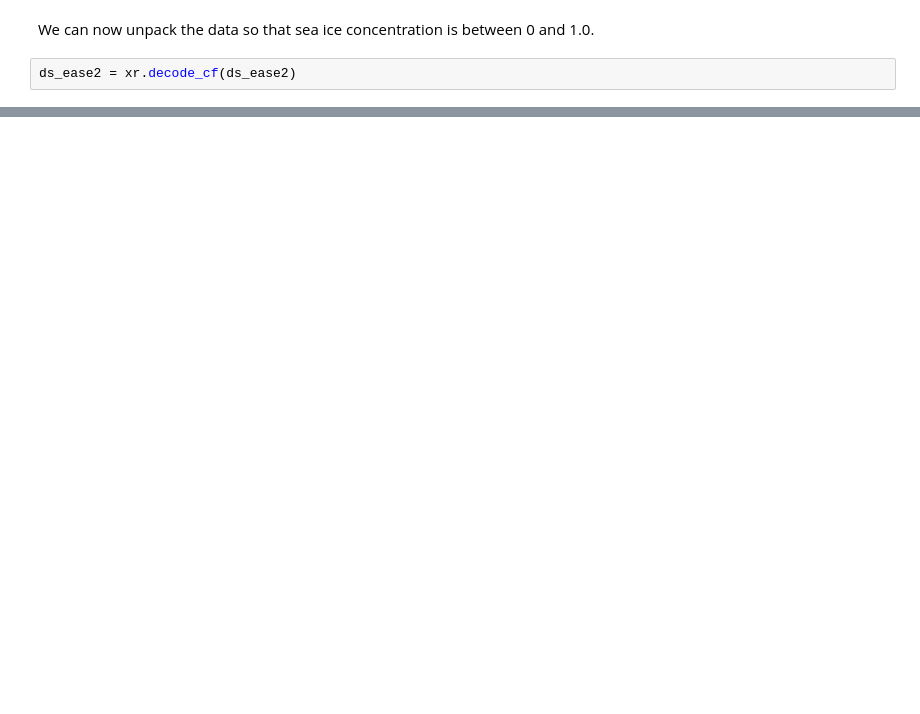
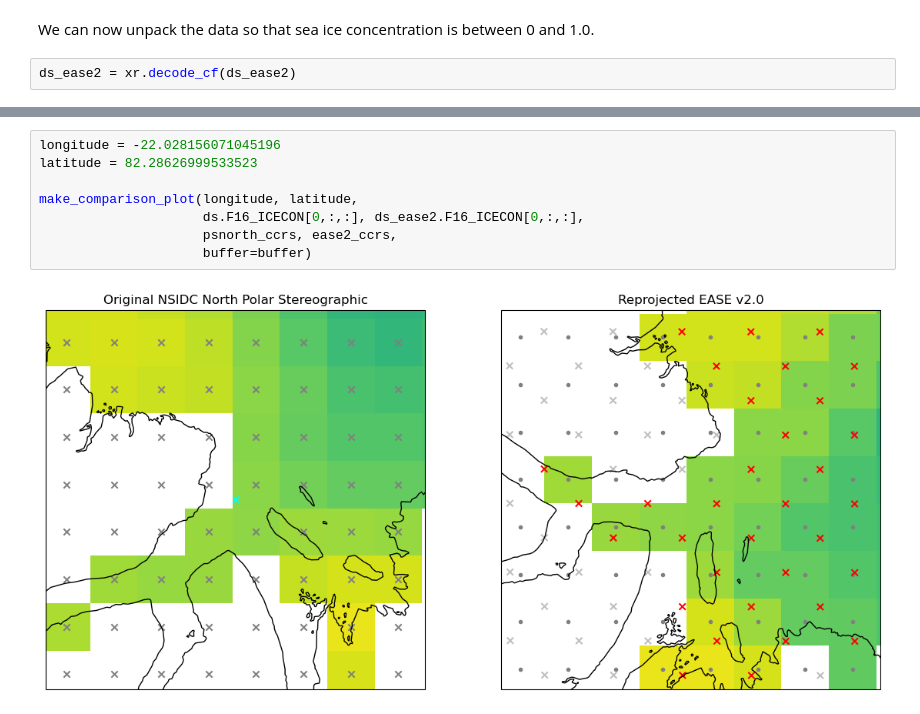
Before and after one commit to nsidc/NSIDC-Data-Cookbook, a Jupyter notebook: nsidc-data-cookbook/tutorials/how_to_regrid_sea_ice_concentration.ipynb, the cells around one changed output, grey strips where cells are left out. Drawn from its saved outputs; the diff is of its cells as text; blank space fills up the shorter version.

```diff
--- a/nsidc-data-cookbook/tutorials/how_to_regrid_sea_ice_concentration.ipynb
+++ b/nsidc-data-cookbook/tutorials/how_to_regrid_sea_ice_concentration.ipynb
@@ -185,0 +348,10 @@ ds_ease2.F16_ICECON[0,:,:].plot()
+# %%
+longitude = -22.028156071045196
+latitude = 82.28626999533523
+
+make_comparison_plot(longitude, latitude,
+                     ds.F16_ICECON[0,:,:], ds_ease2.F16_ICECON[0,:,:],
+                     psnorth_ccrs, ease2_ccrs,
+                     buffer=buffer)
+# %% [output]
+[figure, added]
```
Also changed, not shown: parts of 17 cells of this notebook.
